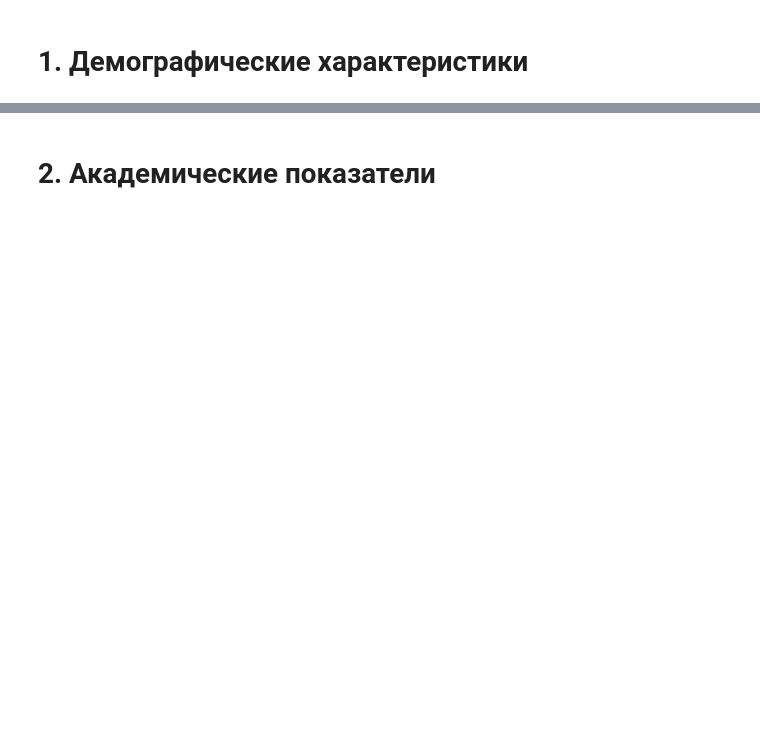
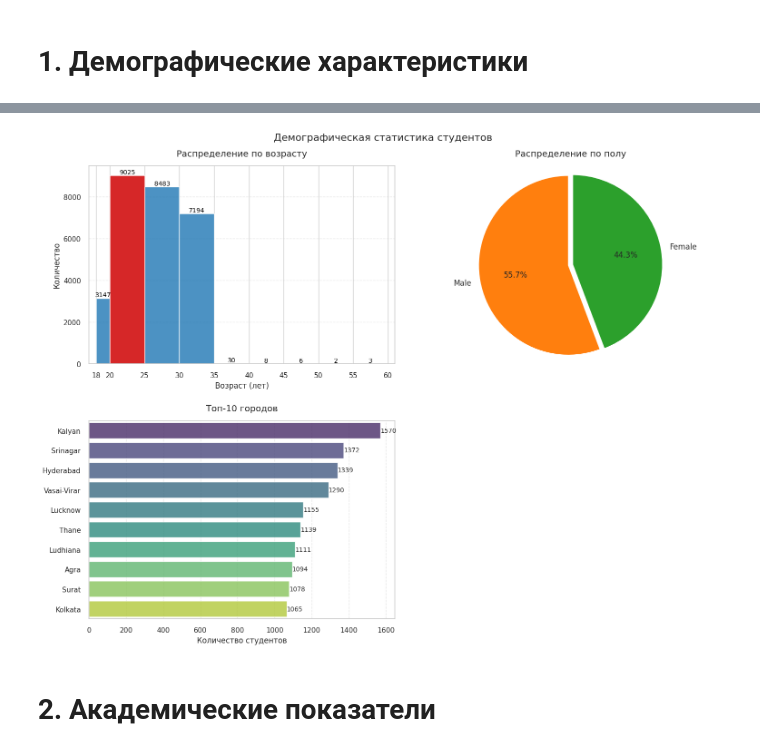
Before and after one commit to kasaiannn/HW, a Jupyter notebook: project.ipynb, the cells around one changed output, grey strips where cells are left out. Drawn from its saved outputs; the diff is of its cells as text; code cells hidden in the pictures; blank space fills up the shorter version.

```diff
--- a/project.ipynb
+++ b/project.ipynb
@@ -264,3 +245,84 @@ plt.show()
+# %%
+plt.figure(figsize=(16, 12))
+
+# ----------------------------
+# 1. График распределения возраста (левый верхний)
+# ----------------------------
+plt.subplot(2, 2, 1)
+age_bins = [18, 20, 25, 30, 35, 40, 45, 50, 55, 60]
+ax1 = sns.histplot(df['Age'], bins=age_bins, kde=False,
+                  color='#1f77b4', alpha=0.8, edgecolor='white')
+
+# Настройки для графика возраста
+plt.xticks(age_bins)
+plt.grid(axis='y', linestyle='--', alpha=0.5)
+plt.title('Распределение по возрасту', fontsize=14, pad=15)
+plt.xlabel('Возраст (лет)', fontsize=12)
+plt.ylabel('Количество', fontsize=12)
+plt.xlim(17, 61)
+
+# Добавление значений и выделение моды
+for rect in ax1.patches:
+    height = rect.get_height()
+    if height > 0:
+        ax1.text(rect.get_x() + rect.get_width()/2, height + 0.3,
+                f'{int(height)}', ha='center', va='bottom',
+                fontsize=10, color='black')
+
+max_bin_idx = np.argmax([p.get_height() for p in ax1.patches])
+ax1.patches[max_bin_idx].set_facecolor('#d62728')
+
+# ----------------------------
+# 2. Круговая диаграмма по полу (правый верхний)
+# ----------------------------
+plt.subplot(2, 2, 2)
+gender_counts = df['Gender'].value_counts()
+colors = ['#ff7f0e', '#2ca02c']
+explode = (0.05, 0) if len(gender_counts) == 2 else (0.05, 0, 0)
+
+plt.pie(gender_counts, labels=gender_counts.index,
+       autopct='%1.1f%%', startangle=90,
+       colors=colors, explode=explode,
+       wedgeprops={'edgecolor': 'white', 'linewidth': 1},
+       textprops={'fontsize': 12})
+
+plt.title('Распределение по полу', fontsize=14, pad=15)
+plt.axis('equal')  # Для идеального круга
+
+# ----------------------------
+# 3. Топ-10 городов (левый нижний)
+# ----------------------------
+plt.subplot(2, 2, 3)
+top_cities = df['City'].value_counts().head(10)
+ax3 = sns.barplot(x=top_cities.values, y=top_cities.index,
+                 hue=top_cities.index, palette='viridis',
+                 legend=False, dodge=False, alpha=0.8)
+
+plt.title('Топ-10 городов', fontsize=14, pad=15)
+plt.xlabel('Количество студентов', fontsize=12)
+plt.ylabel('')
+
+# Добавление значений на столбцы
+for i, value in enumerate(top_cities.values):
+    ax3.text(value + 0.5, i, f'{value}',
+            va='center', fontsize=10)
+
+plt.grid(axis='x', linestyle='--', alpha=0.5)
+
+# ----------------------------
+# 4. Пустое место для четвертого графика или легенды
+# ----------------------------
+plt.subplot(2, 2, 4)
+plt.axis('off')  # Можно добавить дополнительную информацию здесь
+
+# Общие настройки
+plt.tight_layout(pad=3.0, h_pad=2.0, w_pad=2.5)
+plt.subplots_adjust(top=0.92)
+plt.suptitle('Демографическая статистика студентов', fontsize=16, y=0.98)
+
+plt.show()
+# %% [output]
+[figure, added]
 # %% [markdown]
 # **2. Академические показатели**
 # %%
```
Also changed, not shown: parts of 12 cells of this notebook.
